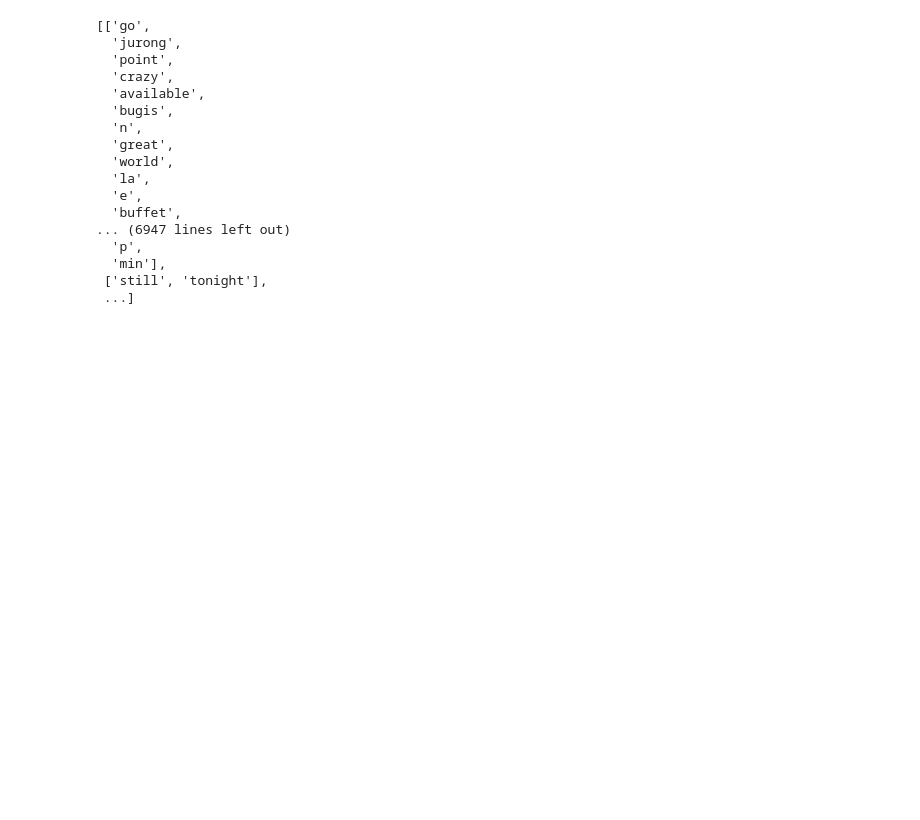
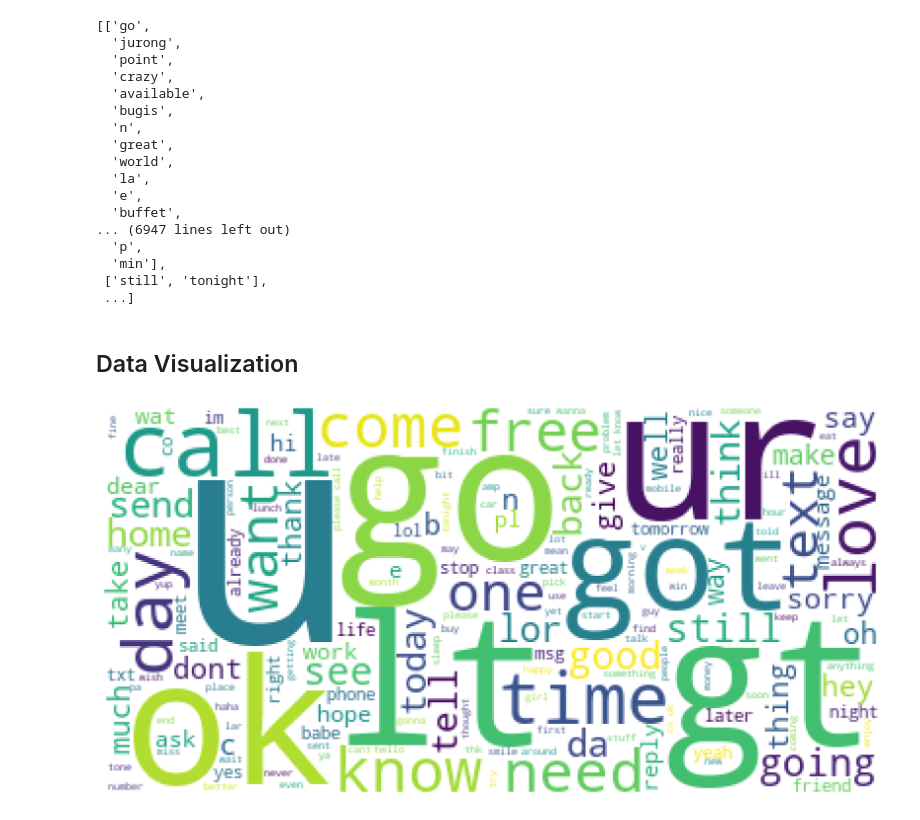
Before and after one commit to kunal-mallick/SMS_Spam_Detector, a Jupyter notebook: Data Preprocessing & EDA/Data Preprocessing & EDA.ipynb, the cells around one changed output. Saved outputs shown, nothing was run; the diff lists cells and outputs as text; code cells hidden in the pictures; blank space fills up the shorter version.

```diff
--- a/Data Preprocessing & EDA/Data Preprocessing & EDA.ipynb
+++ b/Data Preprocessing & EDA/Data Preprocessing & EDA.ipynb
@@ -20,15 +20,15 @@ from sklearn.feature_extraction.text import CountVectorizer, TfidfVectorizer
 import warnings
 
 warnings.filterwarnings('ignore')
-plt.rcParams['figure.figsize'] = (15,8)
-plt.rcParams['figure.dpi'] = 250
+plt.rcParams['figure.figsize'] = (16,9)
+plt.rcParams['figure.dpi'] = 350
 sns.set_style(style='darkgrid')
 plt.tight_layout()
 %matplotlib inline
 # %% [markdown]
 ## Loading Dataset
 # %%
-csv_path = os.path.join(os.path.dirname(os.getcwd()),'Dataset', 'spam.csv')
+csv_path = os.path.join(os.path.dirname(os.getcwd()),'Datasets', 'spam.csv')
 spam_dataset = pd.read_csv(csv_path)
 
 spam_dataset
@@ -219,3 +219,18 @@ word
   'min'],
  ['still', 'tonight'],
  ...]
+# %% [markdown]
+## Data Visualization
+# %%
+def worldcloud(data):
+    txt = ' '.join(data)
+    stop = STOPWORDS
+
+    wc = WordCloud(background_color='white',stopwords=stop).generate(txt)
+    plt.imshow(wc)
+    plt.axis('off')
+    plt.show()
+# %%
+worldcloud(corpus)
+# %% [output]
+[figure, added]
```
Also changed, not shown: parts of 3 cells of this notebook, 2 other files.
